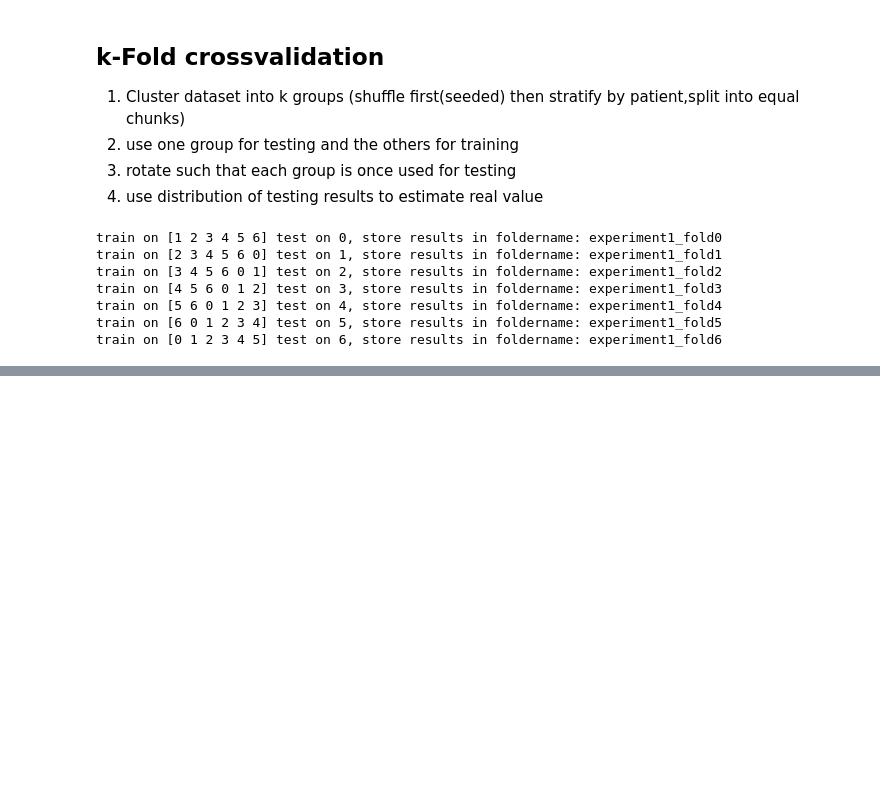
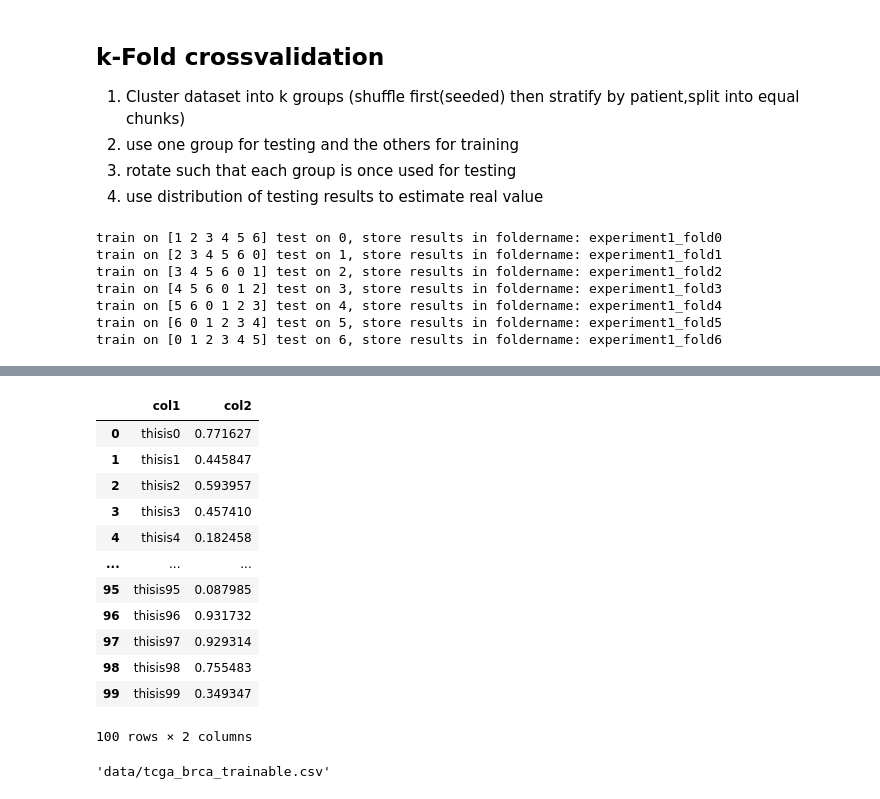
Before and after one commit to SeibelT/multimodal_survival_prediction, a Jupyter notebook: playground.ipynb, the cells around one changed output, grey strips where cells are left out. Cells and saved outputs as stored; diff of their text form; code cells hidden in the pictures; blank space fills up the shorter version.

```diff
--- a/playground.ipynb
+++ b/playground.ipynb
@@ -52,0 +100,4 @@ df.head()
+# %%
+f = "data/tcga_brca_all_clean.csv.zip"
+new_df = clean2trainable(f,5,4,savename = "./data/tcga_brca_trainable.csv")
+#new_df = clean2trainable(f,7,4)
@@ -129,0 +146,25 @@ df
+# %%
+df = pd.DataFrame({"col1": np.arange(100),"col2":np.random.rand(100)})
+df
+df["col1"] = df["col1"].apply(lambda x: f"thisis{x}")
+df
+# %% [output]
+|  | col1 | col2 |
+| 0 | thisis0 | 0.771627 |
+| 1 | thisis1 | 0.445847 |
+| 2 | thisis2 | 0.593957 |
+| 3 | thisis3 | 0.457410 |
+| 4 | thisis4 | 0.182458 |
+| ... | ... | ... |
+| 95 | thisis95 | 0.087985 |
+| 96 | thisis96 | 0.931732 |
+| 97 | thisis97 | 0.929314 |
+| 98 | thisis98 | 0.755483 |
+| 99 | thisis99 | 0.349347 |
+100 rows × 2 columns
+# %%
+f = "data/tcga_brca_all_clean.csv.zip"
+f = f.replace("all_clean.csv.zip","trainable.csv")
+f
+# %% [output]
+'data/tcga_brca_trainable.csv'
```
Also changed, not shown: parts of 20 cells of this notebook, 4 other files.
